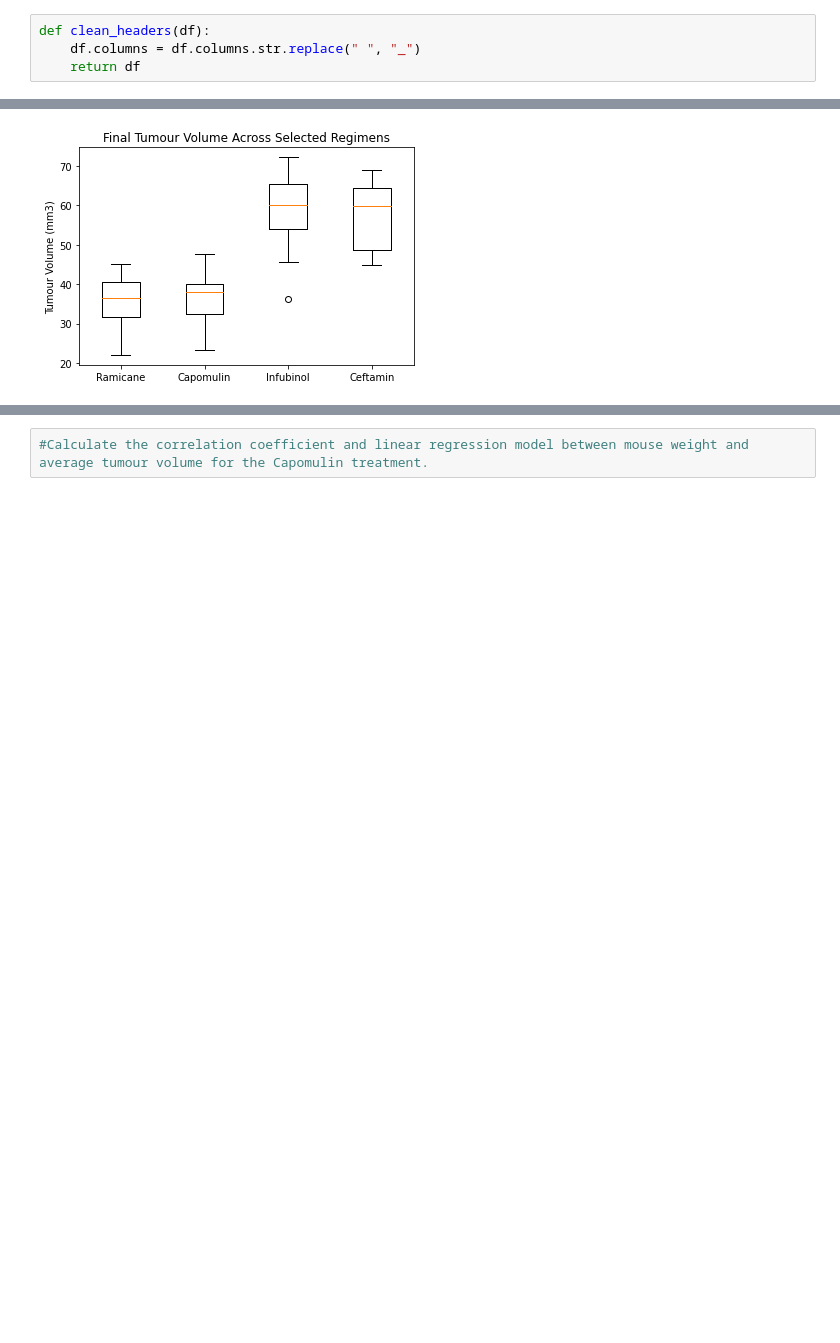
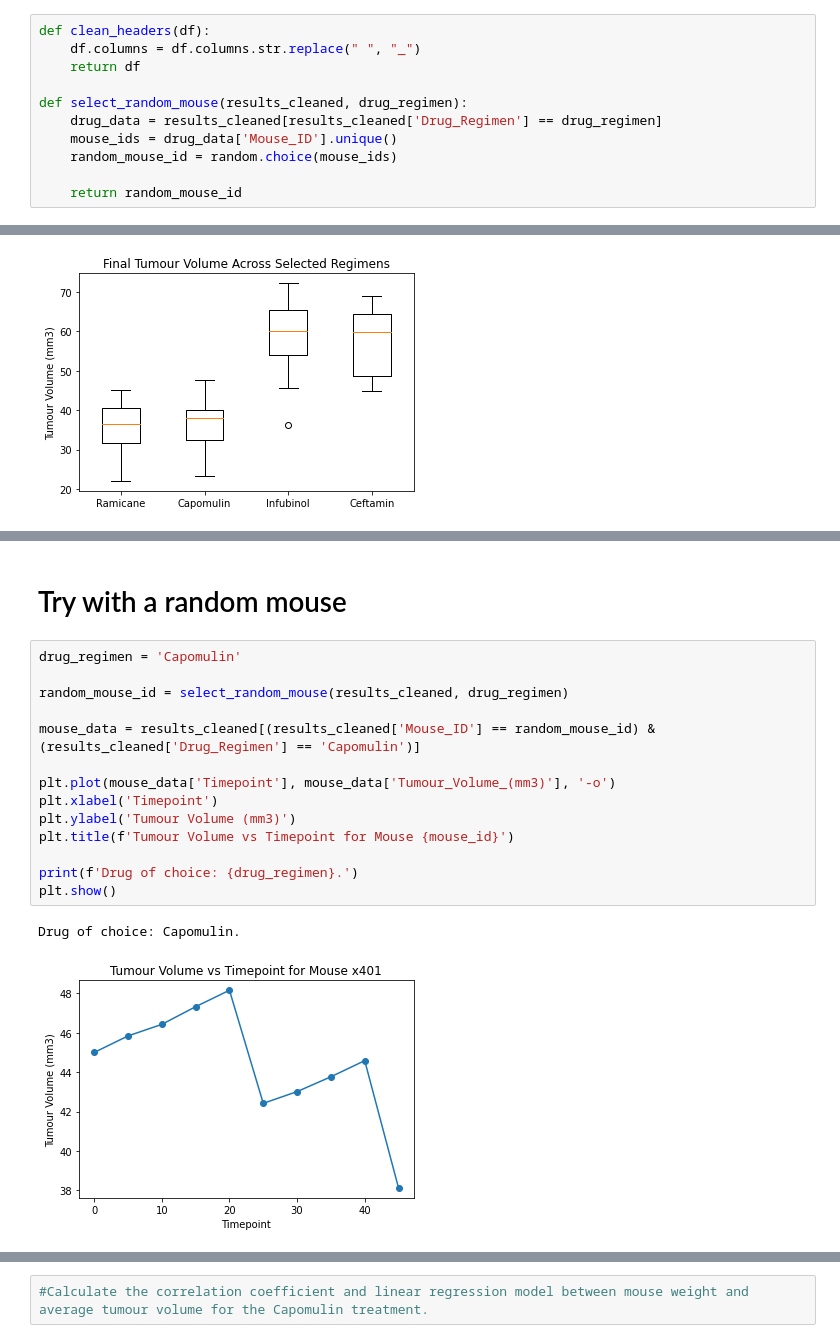
Before and after one commit to JoshMBell/Data_Visualization_Challenge, a Jupyter notebook: pymaceuticals_starter.ipynb, the cells around one changed output, grey strips where cells are left out. Drawn from its saved outputs; the diff is of its cells as text; blank space fills up the shorter version.

```diff
--- a/pymaceuticals_starter.ipynb
+++ b/pymaceuticals_starter.ipynb
@@ -11,6 +12,13 @@ import scipy.stats as st
 def clean_headers(df):
     df.columns = df.columns.str.replace(" ", "_")
     return df
+
+def select_random_mouse(results_cleaned, drug_regimen):
+    drug_data = results_cleaned[results_cleaned['Drug_Regimen'] == drug_regimen]
+    mouse_ids = drug_data['Mouse_ID'].unique()
+    random_mouse_id = random.choice(mouse_ids)
+
+    return random_mouse_id
 # %%
 #import csvs as dfs
 metadata_df = pd.read_csv('data/Mouse_metadata.csv')
@@ -326,0 +366,19 @@ plt.show()
+# %% [markdown]
+# Try with a random mouse
+# %%
+drug_regimen = 'Capomulin'
+
+random_mouse_id = select_random_mouse(results_cleaned, drug_regimen)
+
+mouse_data = results_cleaned[(results_cleaned['Mouse_ID'] == random_mouse_id) & (results_cleaned['Drug_Regimen'] == 'Capomulin')]
+
+plt.plot(mouse_data['Timepoint'], mouse_data['Tumour_Volume_(mm3)'], '-o')
+plt.xlabel('Timepoint')
+plt.ylabel('Tumour Volume (mm3)')
+plt.title(f'Tumour Volume vs Timepoint for Mouse {mouse_id}')
+
+print(f'Drug of choice: {drug_regimen}.')
+plt.show()
+# %% [output]
+Drug of choice: Capomulin.
+[figure, added]
```
Also changed, not shown: parts of 8 cells of this notebook.
